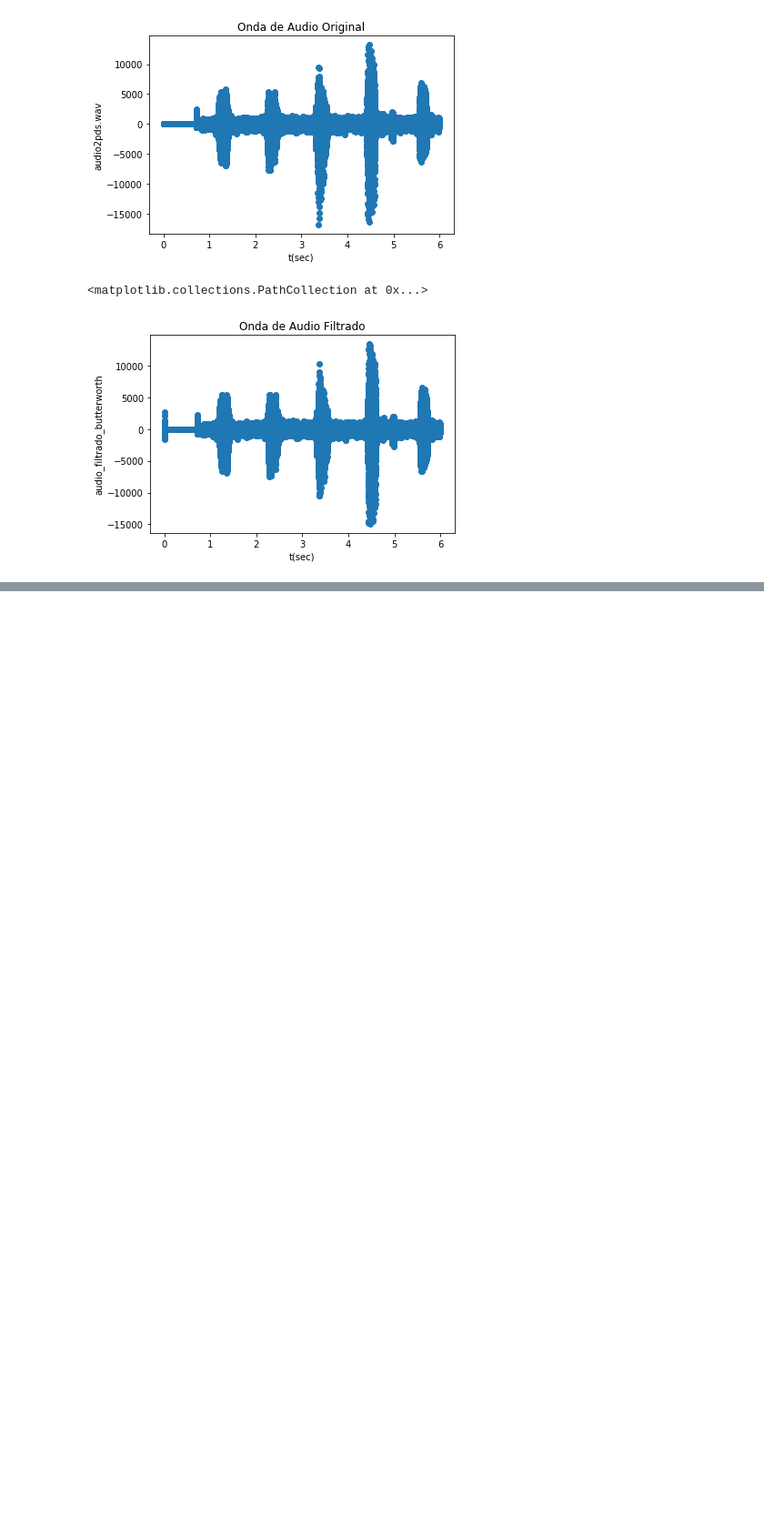
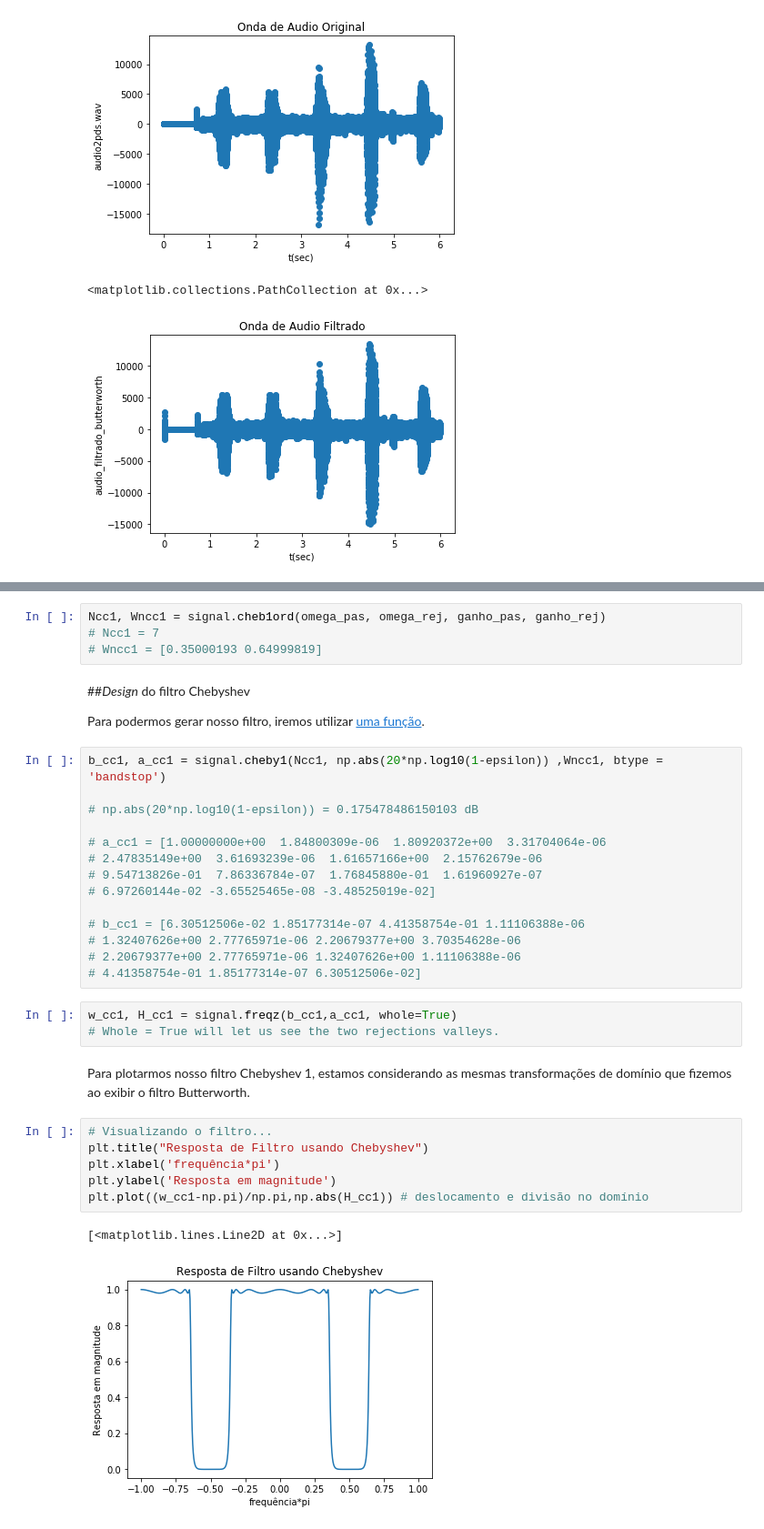
Before and after one commit to mtxslv/digitalprocessingsimulations, a Jupyter notebook: IIRstopbandFilter.ipynb, the cells around one changed output, grey strips where cells are left out. Shown at 91% size. Drawn from its saved outputs; the diff is of its cells as text; blank space fills up the shorter version.

Commit message:
Chebyshev1 added

```diff
--- a/IIRstopbandFilter.ipynb
+++ b/IIRstopbandFilter.ipynb
@@ -144,0 +150,36 @@ plt.scatter(t_filt_but,audio_filtrado_butterworth)
+# %%
+Ncc1, Wncc1 = signal.cheb1ord(omega_pas, omega_rej, ganho_pas, ganho_rej)
+# Ncc1 = 7
+# Wncc1 = [0.35000193 0.64999819]
+# %% [markdown]
+##*Design* do filtro Chebyshev
+
+Para podermos gerar nosso filtro, iremos utilizar [uma função](https://docs.scipy.org/doc/scipy-0.14.0/reference/generated/scipy.signal.cheby1.html).
+# %%
+b_cc1, a_cc1 = signal.cheby1(Ncc1, np.abs(20*np.log10(1-epsilon)) ,Wncc1, btype = 'bandstop')
+
+# np.abs(20*np.log10(1-epsilon)) = 0.175478486150103 dB
+
+# a_cc1 = [1.00000000e+00  1.84800309e-06  1.80920372e+00  3.31704064e-06
+# 2.47835149e+00  3.61693239e-06  1.61657166e+00  2.15762679e-06
+# 9.54713826e-01  7.86336784e-07  1.76845880e-01  1.61960927e-07
+# 6.97260144e-02 -3.65525465e-08 -3.48525019e-02]
+
+# b_cc1 = [6.30512506e-02 1.85177314e-07 4.41358754e-01 1.11106388e-06
+# 1.32407626e+00 2.77765971e-06 2.20679377e+00 3.70354628e-06
+# 2.20679377e+00 2.77765971e-06 1.32407626e+00 1.11106388e-06
+# 4.41358754e-01 1.85177314e-07 6.30512506e-02]
+# %%
+w_cc1, H_cc1 = signal.freqz(b_cc1,a_cc1, whole=True)
+# Whole = True will let us see the two rejections valleys.
+# %% [markdown]
+Para plotarmos nosso filtro Chebyshev 1, estamos considerando as mesmas transformações de domínio que fizemos ao exibir o filtro Butterworth.
+# %%
+# Visualizando o filtro...
+plt.title("Resposta de Filtro usando Chebyshev")
+plt.xlabel('frequência*pi')
+plt.ylabel('Resposta em magnitude')
+plt.plot((w_cc1-np.pi)/np.pi,np.abs(H_cc1)) # deslocamento e divisão no domínio
+# %% [output]
+[<matplotlib.lines.Line2D at 0x...>]
+[figure, added]
```
Also changed, not shown: parts of 11 cells of this notebook.
